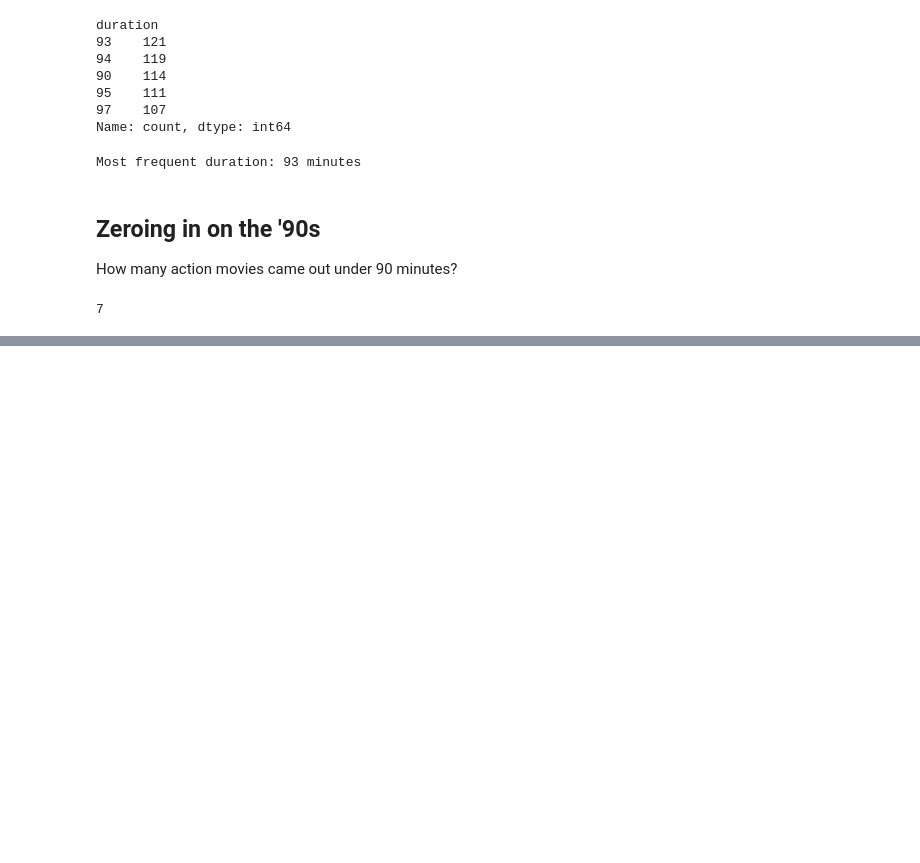
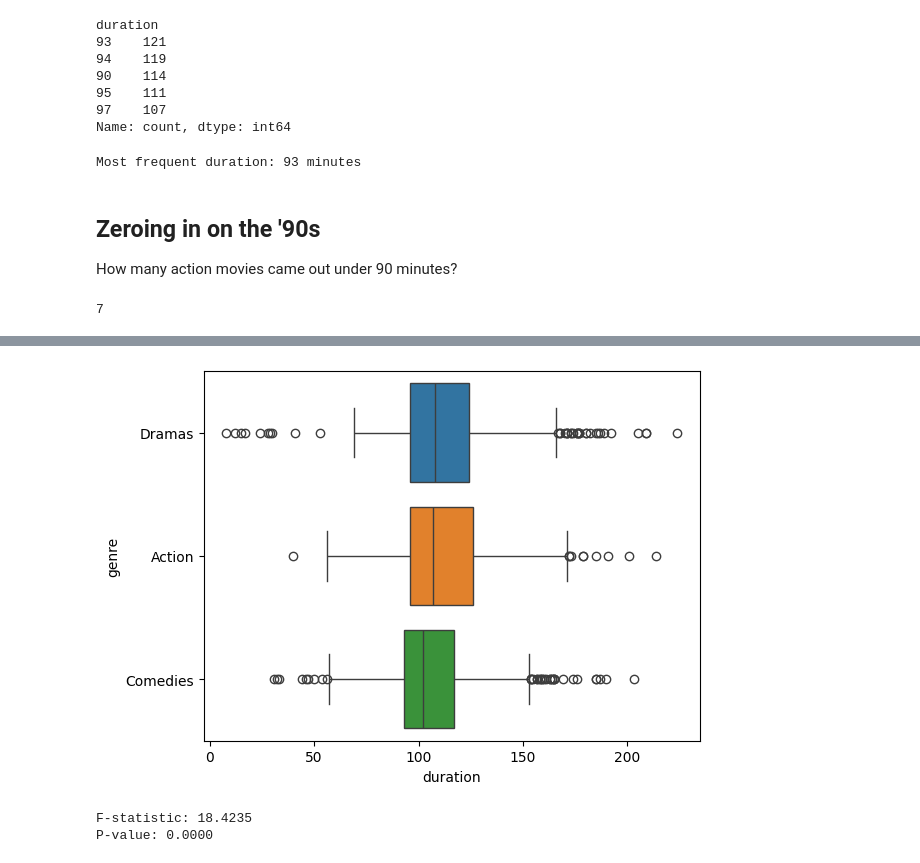
Before and after one commit to MichaelSzczepaniak/DSPortfolio, a Jupyter notebook: Netflix_Movies/NetflixMovies.ipynb, the cells around one changed output, grey strips where cells are left out. Saved outputs shown, nothing was run; the diff lists cells and outputs as text; code cells hidden in the pictures; blank space fills up the shorter version.

```diff
--- a/Netflix_Movies/NetflixMovies.ipynb
+++ b/Netflix_Movies/NetflixMovies.ipynb
@@ -104,0 +146,17 @@ short_movie_count
+# %%
+# start with a visual
+top_3_90s_genres = movies_since_1990.loc[movies_since_1990['genre'].isin(['Action', 'Dramas', 'Comedies']), :]
+sns.boxplot(x='duration', y='genre', data=top_3_90s_genres, hue='genre')
+
+plt.show()
+# %% [output]
+[figure, added]
+# %%
+import scipy.stats as stats
+
+f_stat, p_val = stats.f_oneway(action_durations, drama_durations, comedy_durations)
+print(f"F-statistic: {f_stat:.4f}")  # 18.4235
+print(f"P-value: {p_val:.4f}")       # < 0.0001
+# %% [output]
+F-statistic: 18.4235
+P-value: 0.0000
```
Also changed, not shown: parts of 10 cells of this notebook, 4 other files.
